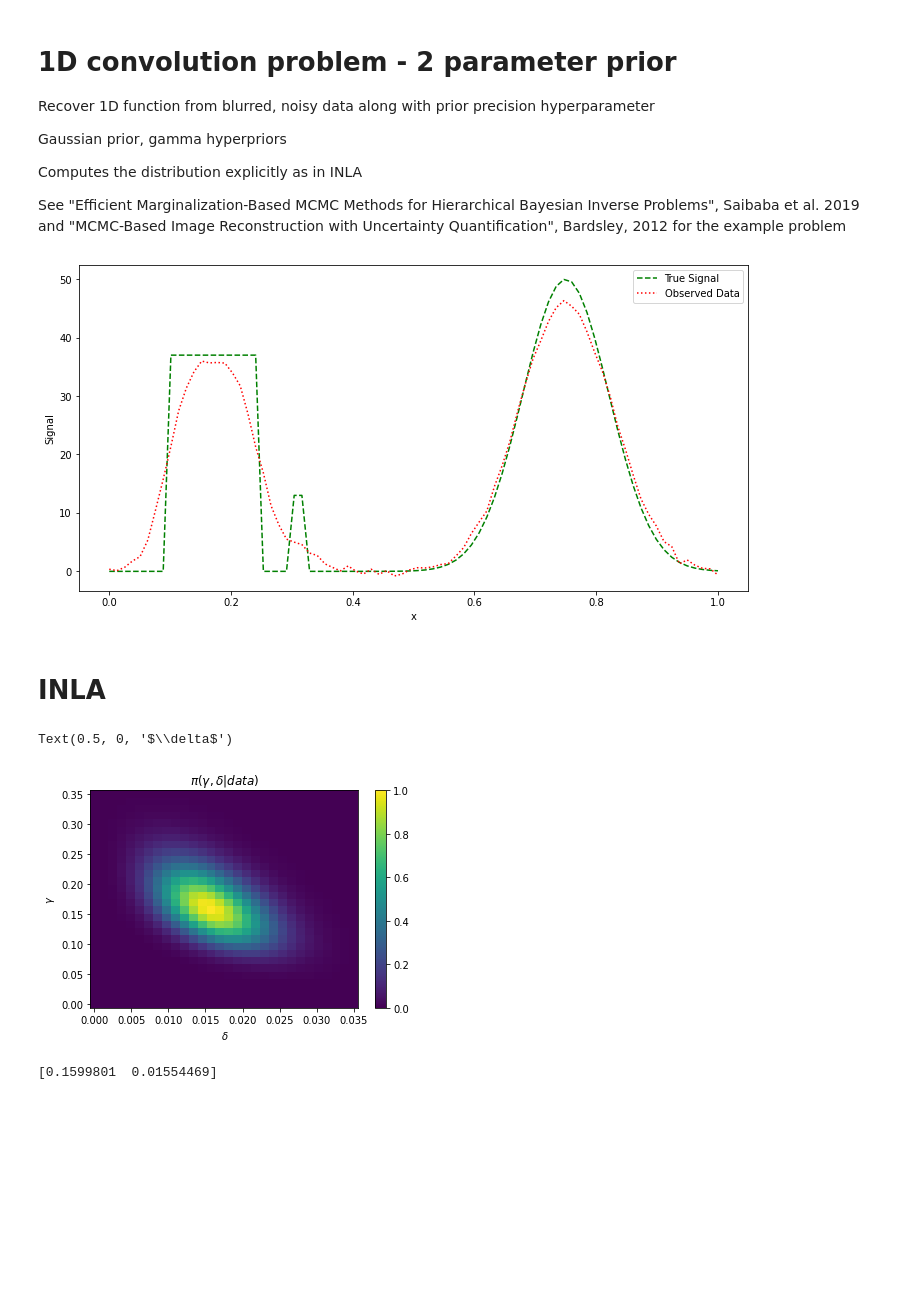
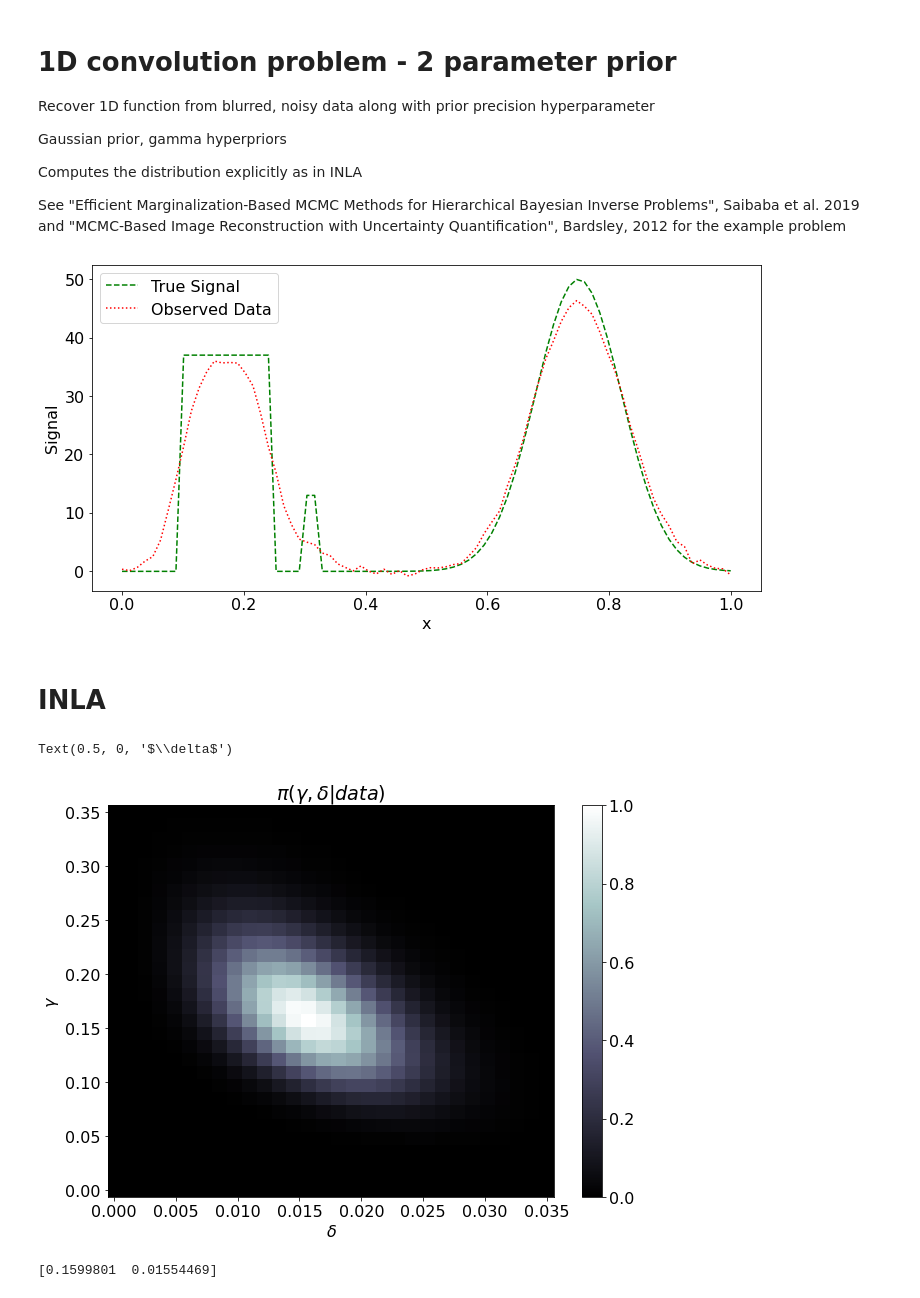
Before and after one commit to soniareilly/PDE_INLA, a Jupyter notebook: 1D_example_two_parameters_INLA.ipynb, the cells around one changed output. Drawn from its saved outputs; the diff is of its cells as text; code cells hidden in the pictures; blank space fills up the shorter version.

```diff
--- a/1D_example_two_parameters_INLA.ipynb
+++ b/1D_example_two_parameters_INLA.ipynb
@@ -98,6 +98,7 @@ delta_initial = 0.4
 # %%
 # Plot observations
 plt.figure(figsize=(12, 6))
+plt.rcParams.update({'font.size': 16})
 plt.plot(x, true_signal(x), label="True Signal", linestyle='dashed', color='green')
 plt.plot(x, observed_data, label="Observed Data", linestyle='dotted', color='red')
 plt.legend()
@@ -105,7 +106,7 @@ plt.xlabel("x")
 plt.ylabel("Signal")
 plt.show()
 # %% [output]
-[figure, old version]
+[figure, new version]
 # %% [markdown]
 # INLA
 # %%
@@ -129,14 +130,17 @@ for i in range(len(gam_range)):
         uQus[i,j] = -uQu_ij
 # %%
 # plot pi(gamma, delta | data)
+fig = plt.figure(figsize=(10,7.2))
+plt.rcParams.update({'font.size': 16})
 plt.pcolormesh(del_range,gam_range,np.exp(-neglogpi+np.min(neglogpi)))
+plt.set_cmap('bone')
 plt.colorbar()
 plt.title(r'$\pi(\gamma, \delta | data)$')
 plt.ylabel(r'$\gamma$')
 plt.xlabel(r'$\delta$')
 # %% [output]
 Text(0.5, 0, '$\\delta$')
-[figure, old version]
+[figure, new version]
 # %%
 def neglogpi_helper(theta):
     logpi,det,pri,uQu = logpi_gamma_delta(theta[0],theta[1], lam, A, observed_data)
```
Also changed, not shown: parts of 2 cells of this notebook, 1 other file.
